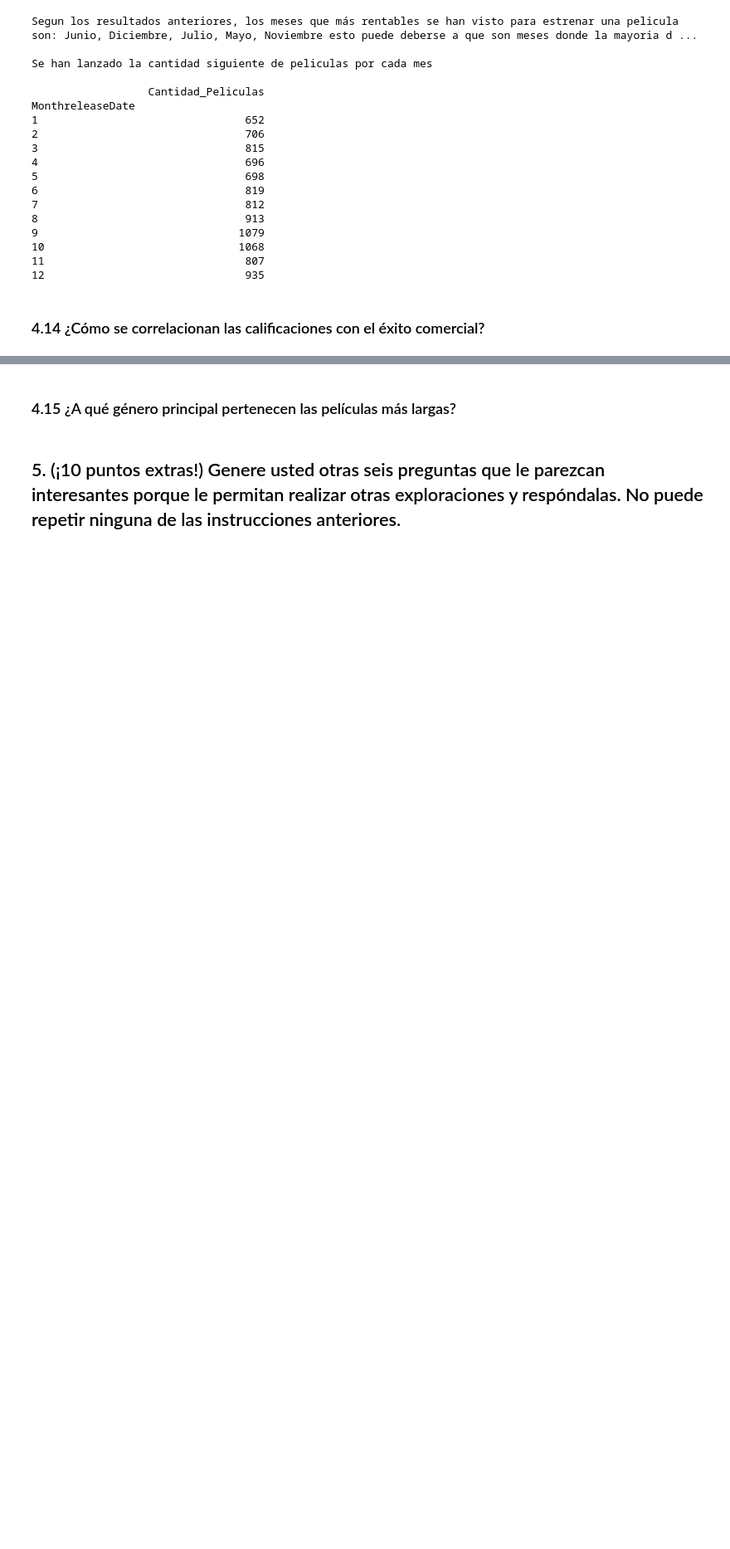
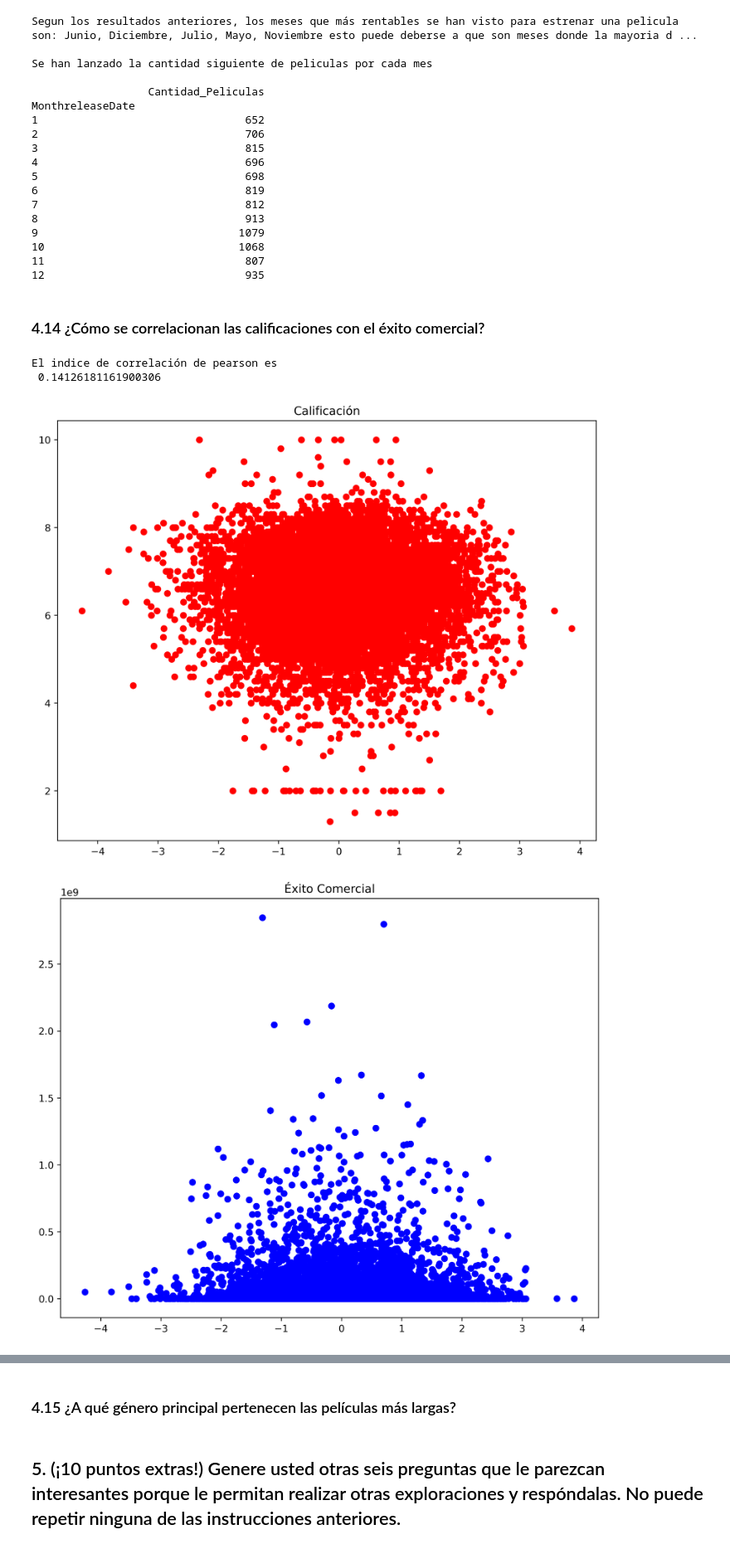
Before and after one commit to wsaldana/Miner-aHDT1, a Jupyter notebook: MineriaHDT1.ipynb, the cells around one changed output, grey strips where cells are left out. Shown at 83% size. Drawn from its saved outputs; the diff is of its cells as text; code cells hidden in the pictures; blank space fills up the shorter version.

```diff
--- a/MineriaHDT1.ipynb
+++ b/MineriaHDT1.ipynb
@@ -275,3 +275,27 @@ MonthreleaseDate
 12                               935
 # %% [markdown]
 ### 4.14 ¿Cómo se correlacionan las calificaciones con el éxito comercial?
+# %%
+df = pd.read_csv('movies.csv', encoding='unicode_escape')
+df1 = list(df["voteAvg"])
+df2 = list(df["revenue"])
+rho = np.corrcoef(df1, df2)
+print("El indice de correlación de pearson es\n", rho[0][1])
+
+x = list(np.random.randn(10000))
+
+plt.figure(figsize = (10, 8))
+plt.scatter(x, df1, color="red")
+plt.title("Calificación")
+
+plt.figure(figsize = (10, 8))
+plt.scatter(x, df2, color="blue")
+plt.title("Éxito Comercial")
+plt.show()
+
+print("\n Visualizando las gráficas y el indice de correlación(muy cercano a 0), se concluye que la relación entre el éxtio comercial de una pelicula y su calificación es mínima. Si la calificación es excelente, en muy poco casos los ingresos serán altos")
+# %% [output]
+El indice de correlación de pearson es
+ 0.14126181161900306
+[figure, added]
+[figure, added]
```
Also changed, not shown: parts of 1 cell of this notebook.
